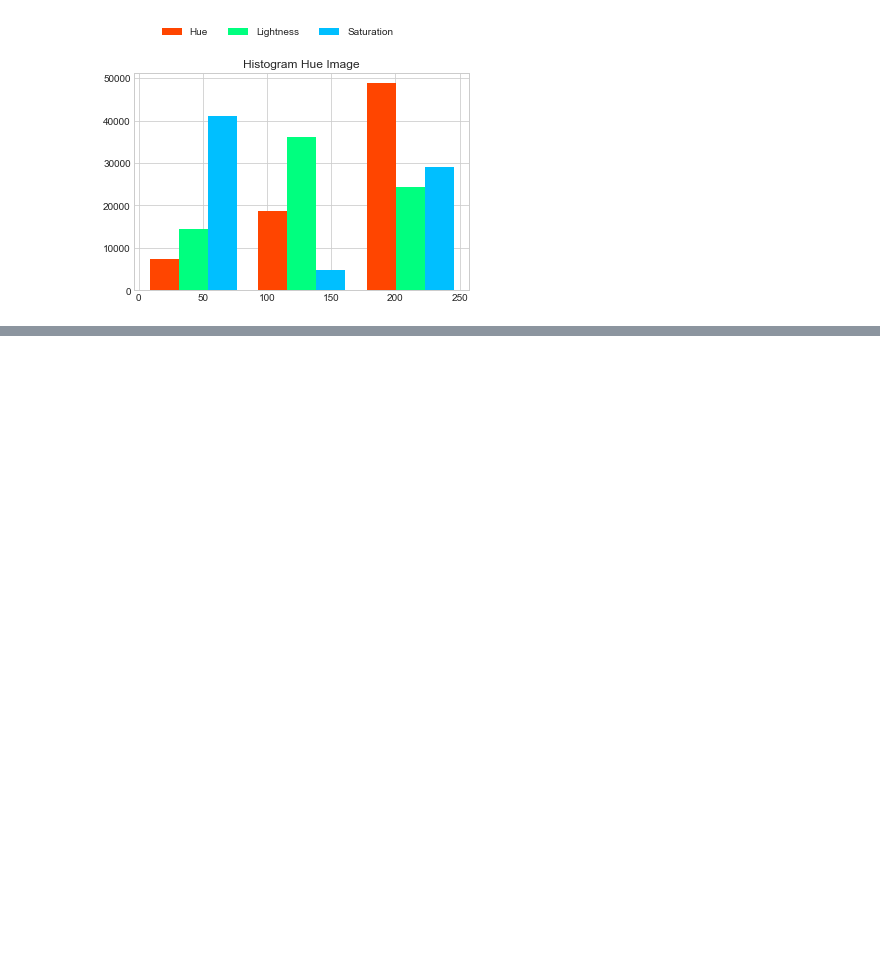
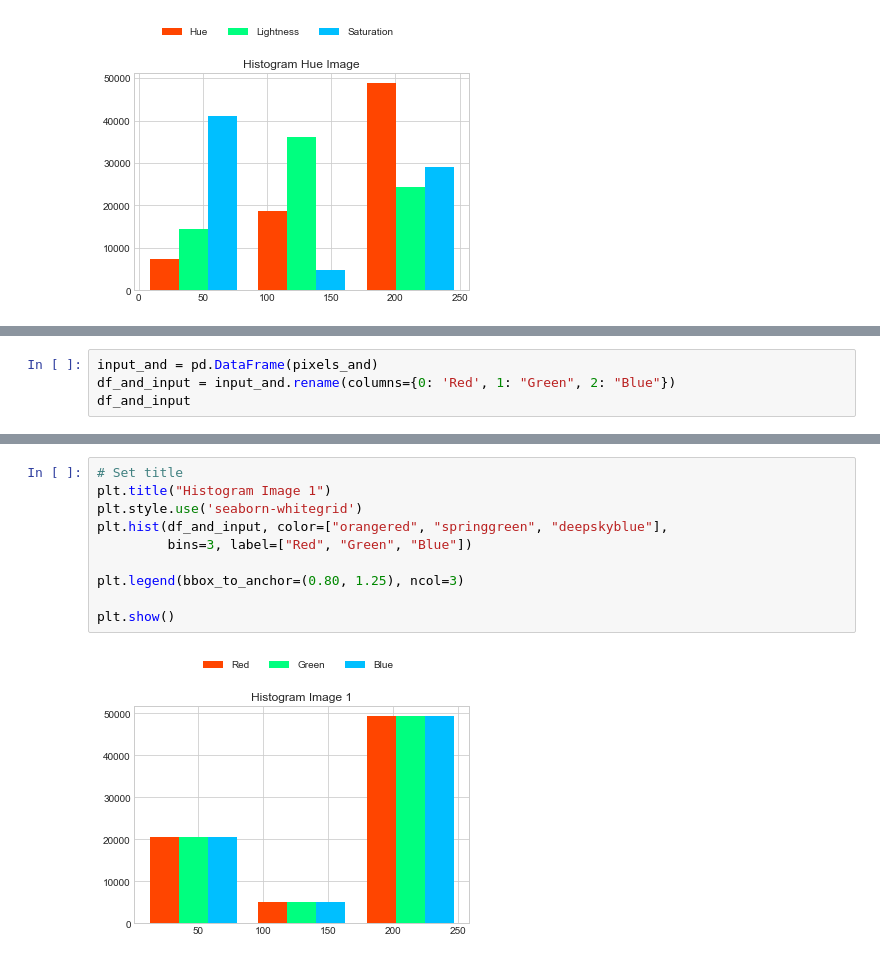
Before and after one commit to zodplugin/PengolahanCitra, a Jupyter notebook: M1_Pengolahan_Citra.ipynb, the cells around one changed output, grey strips where cells are left out. Cells and saved outputs as stored; diff of their text form; blank space fills up the shorter version.

```diff
--- a/M1_Pengolahan_Citra.ipynb
+++ b/M1_Pengolahan_Citra.ipynb
@@ -347,0 +420,4 @@ plt.show()
+# %%
+input_and = pd.DataFrame(pixels_and)
+df_and_input = input_and.rename(columns={0: 'Red', 1: "Green", 2: "Blue"})
+df_and_input
@@ -347,0 +456,12 @@ plt.show()
+# %%
+# Set title
+plt.title("Histogram Image 1")
+plt.style.use('seaborn-whitegrid')
+plt.hist(df_and_input, color=["orangered", "springgreen", "deepskyblue"],
+         bins=3, label=["Red", "Green", "Blue"])
+
+plt.legend(bbox_to_anchor=(0.80, 1.25), ncol=3)
+
+plt.show()
+# %% [output]
+[figure, added]
```
Also changed, not shown: parts of 16 cells of this notebook, 3 other files.
